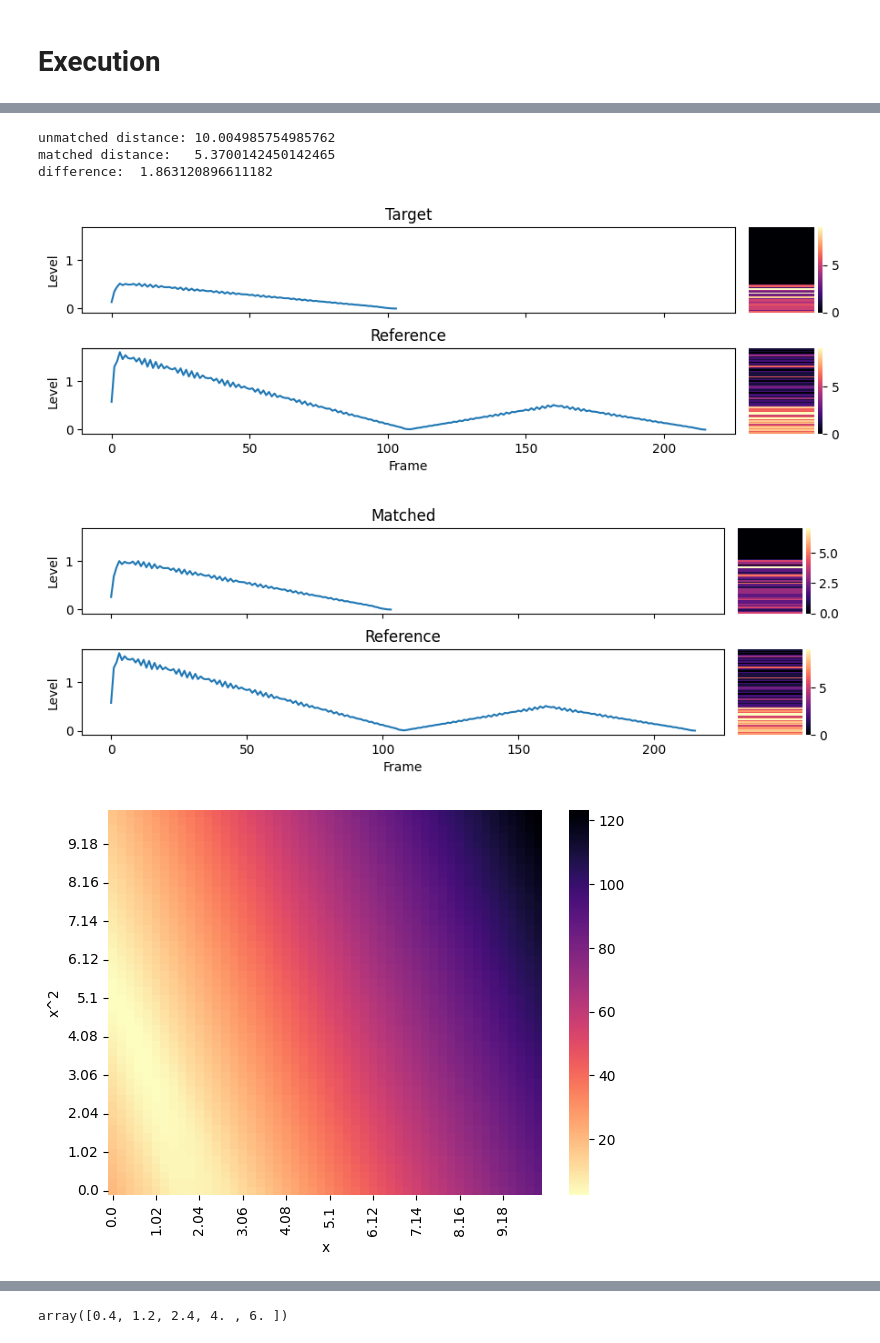
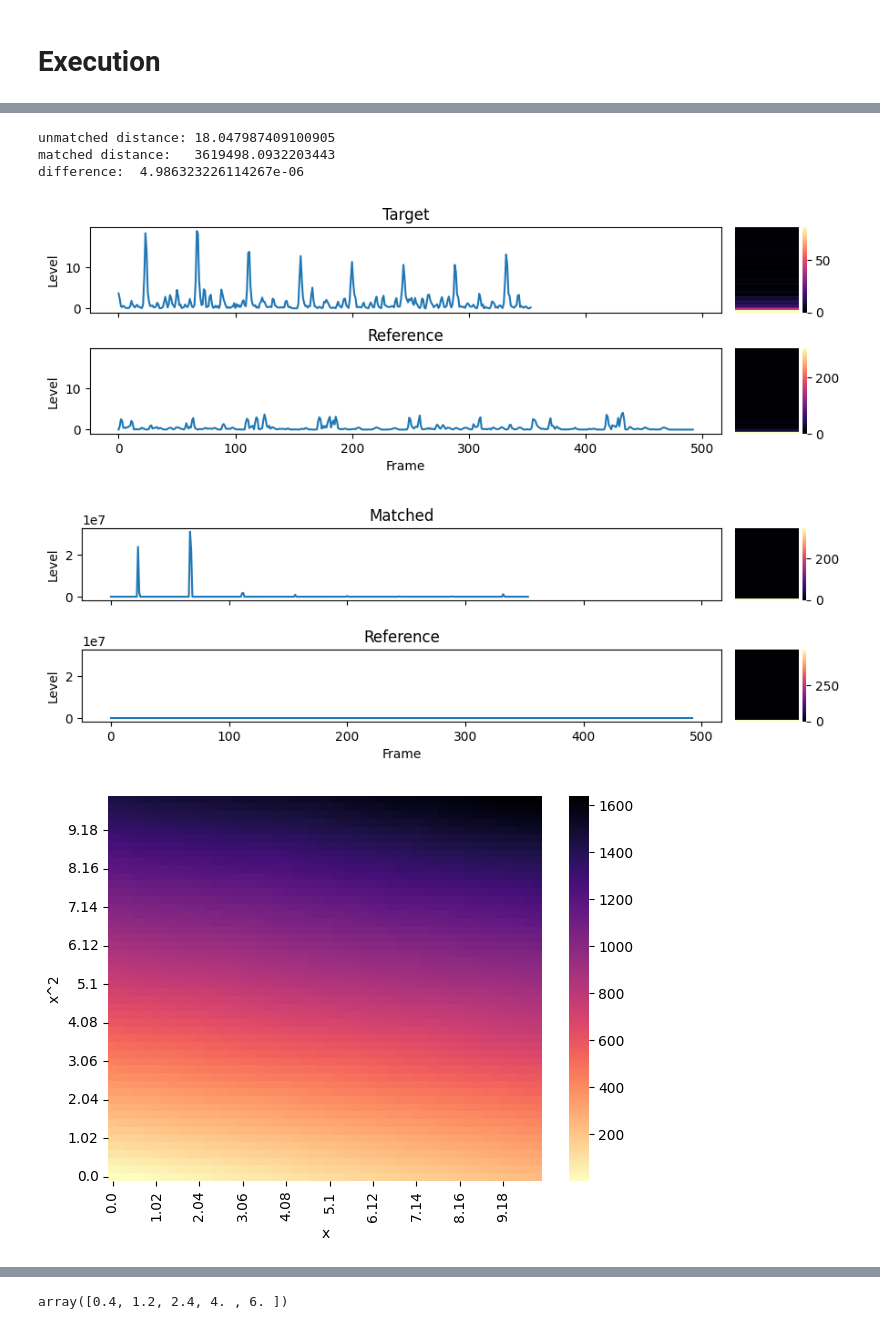
Before and after one commit to Mrozinskikj/MSci-Project, a Jupyter notebook: Matching.ipynb, the cells around one changed output, grey strips where cells are left out. Saved outputs shown, nothing was run; the diff lists cells and outputs as text; code cells hidden in the pictures.

```diff
--- a/Matching.ipynb
+++ b/Matching.ipynb
@@ -323,8 +322,8 @@ sol
 # %%
-tAudio, rAudio = importAudio(target="tonequiet.wav",reference="tonenonlinear.wav", output=False)
-#tAudio, rAudio = importAudio(target="audio_mono.wav",reference="audio2_mono.wav", output=True)
+#tAudio, rAudio = importAudio(target="tonequiet.wav",reference="toneloud.wav", output=False)
+tAudio, rAudio = importAudio(target="audio_mono.wav",reference="audio2_mono.wav", output=True)
 
-mAudio = dynamicMatching(tAudio,rAudio,dynamicBins=64, plotBin=100)
+mAudio = dynamicMatching(tAudio,rAudio,dynamicBins=64, plotBin=100, tempscaler=[8.398e-01,-1.228e-01,2.718e-12,4.883e-04,-2.487e-08,-3.670e-08,-2.734e-07,-5.644e-06,-9.984e-05])
 bruteForceMatching(tAudio,rAudio,dynamicBins=64, freqBin=100, testDistance=10, steps=50)
 
 #mAudio = EQMatching(tAudio,rAudio,smoothing=1, plot=True)
@@ -334,6 +335,6 @@ plotSpectrogram(tAudio, mAudio, rAudio)
-unmatched distance: 10.004985754985762
-matched distance:   5.3700142450142465
-difference:  1.863120896611182
+unmatched distance: 18.047987409100905
+matched distance:   3619498.0932203443
+difference:  4.986323226114267e-06
-[figure, old version]
+[figure, new version]
-[figure, old version]
+[figure, new version]
-[figure, old version]
+[figure, new version]
```
Also changed, not shown: parts of 4 cells of this notebook.
